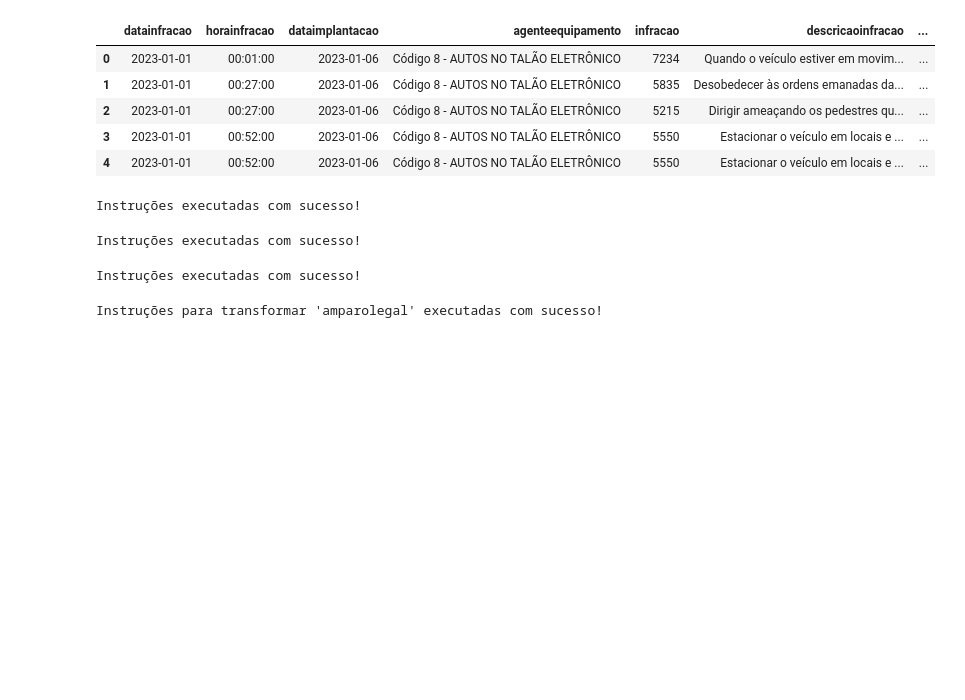
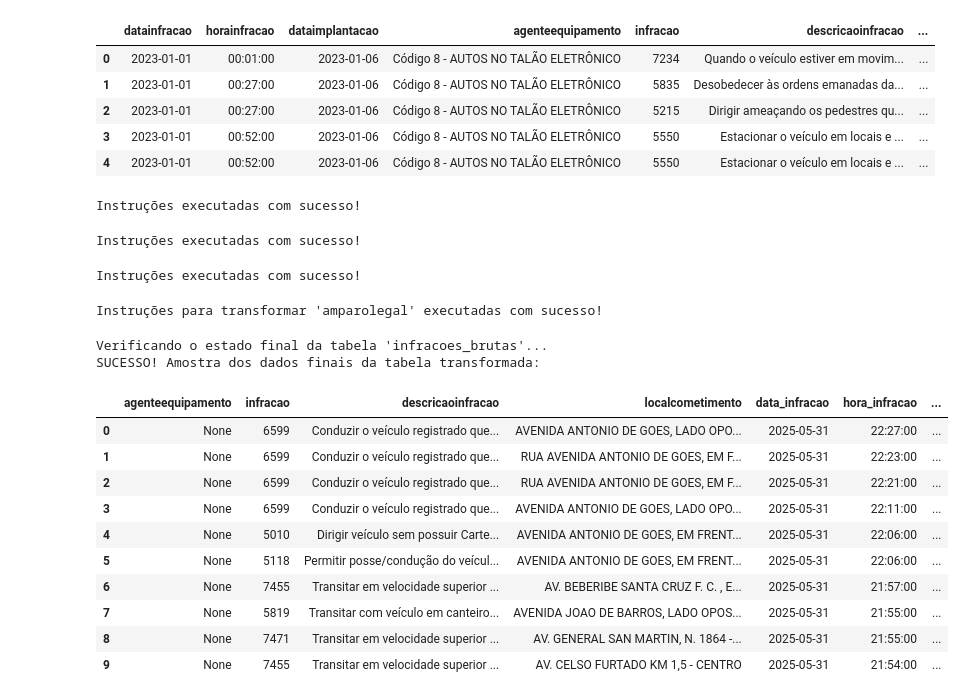
Before and after one commit to dudalbuquerque/ETL-ELT, a Jupyter notebook: ELT/ELT.ipynb, the cells around one changed output. Saved outputs shown, nothing was run; the diff lists cells and outputs as text; code cells hidden in the pictures; blank space fills up the shorter version.

Commit message:
Organização e documentação das células do notebook de ELT

```diff
--- a/ELT/ELT.ipynb
+++ b/ELT/ELT.ipynb
@@ -302,3 +302,41 @@ except Exception as e:
     print(f"Ocorreu um erro ao executar o comando: {e}")
 # %% [output]
 Instruções para transformar 'amparolegal' executadas com sucesso!
+# %%
+import pandas as pd
+from sqlalchemy import text
+
+# A variável 'engine' já deve existir das células anteriores.
+
+print("Verificando o estado final da tabela 'infracoes_brutas'...")
+
+try:
+    # Use um bloco 'with' para garantir a boa gestão da conexão
+    with engine.connect() as connection:
+        # Query para selecionar as 10 infrações mais recentes e todas as suas colunas
+        query_final = text("SELECT * FROM infracoes_brutas ORDER BY data_infracao DESC, hora_infracao DESC LIMIT 10")
+
+        # Executa a query e carrega o resultado em um DataFrame do pandas
+        df_final = pd.read_sql_query(query_final, connection)
+
+        print("SUCESSO! Amostra dos dados finais da tabela transformada:")
+
+        # Exibe o DataFrame com o resultado final
+        display(df_final)
+
+except Exception as e:
+    print(f"Ocorreu um erro ao tentar ler os dados finais do banco: {e}")
+# %% [output]
+Verificando o estado final da tabela 'infracoes_brutas'...
+SUCESSO! Amostra dos dados finais da tabela transformada:
+|  | agenteequipamento | infracao | descricaoinfracao | localcometimento | data_infracao | hora_infracao | ... |
+| 0 | None | 6599 | Conduzir o veículo registrado que... | AVENIDA ANTONIO DE GOES, LADO OPO... | 2025-05-31 | 22:27:00 | ... |
+| 1 | None | 6599 | Conduzir o veículo registrado que... | RUA AVENIDA ANTONIO DE GOES, EM F... | 2025-05-31 | 22:23:00 | ... |
+| 2 | None | 6599 | Conduzir o veículo registrado que... | RUA AVENIDA ANTONIO DE GOES, EM F... | 2025-05-31 | 22:21:00 | ... |
+| 3 | None | 6599 | Conduzir o veículo registrado que... | AVENIDA ANTONIO DE GOES, LADO OPO... | 2025-05-31 | 22:11:00 | ... |
+| 4 | None | 5010 | Dirigir veículo sem possuir Carte... | AVENIDA ANTONIO DE GOES, EM FRENT... | 2025-05-31 | 22:06:00 | ... |
+| 5 | None | 5118 | Permitir posse/condução do veícul... | AVENIDA ANTONIO DE GOES, EM FRENT... | 2025-05-31 | 22:06:00 | ... |
+| 6 | None | 7455 | Transitar em velocidade superior ... | AV. BEBERIBE SANTA CRUZ F. C. , E... | 2025-05-31 | 21:57:00 | ... |
+| 7 | None | 5819 | Transitar com veículo em canteiro... | AVENIDA JOAO DE BARROS, LADO OPOS... | 2025-05-31 | 21:55:00 | ... |
+| 8 | None | 7471 | Transitar em velocidade superior ... | AV. GENERAL SAN MARTIN, N. 1864 -... | 2025-05-31 | 21:55:00 | ... |
+| 9 | None | 7455 | Transitar em velocidade superior ... | AV. CELSO FURTADO KM 1,5 - CENTRO | 2025-05-31 | 21:54:00 | ... |
```
